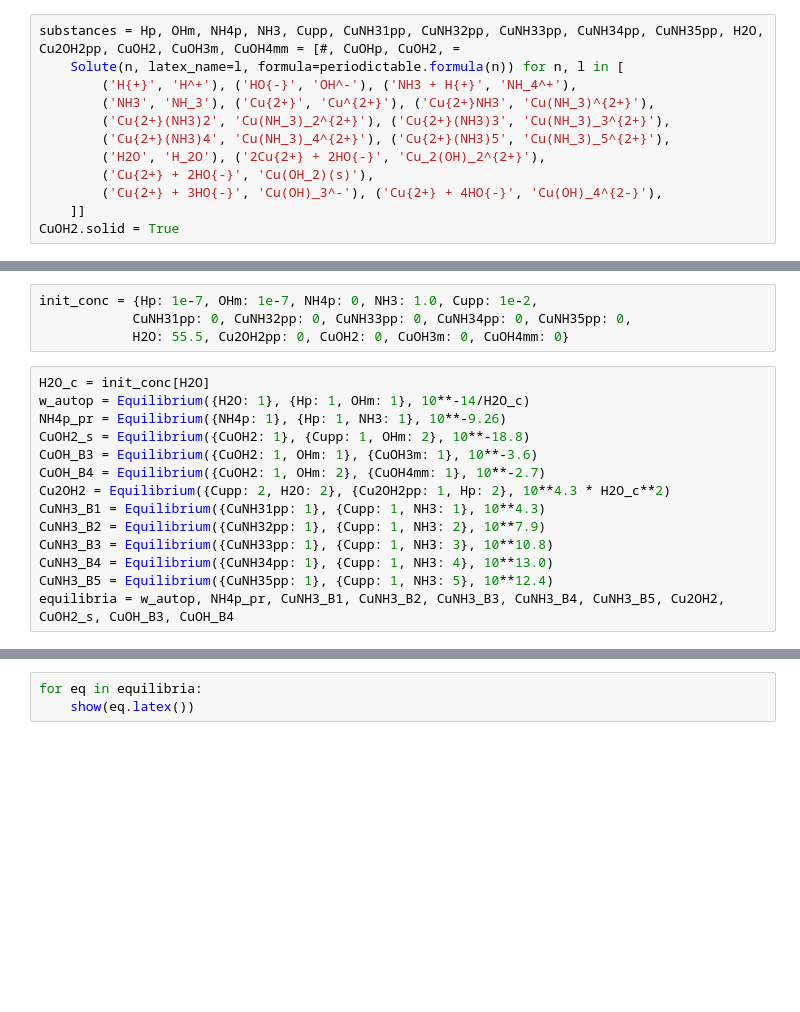
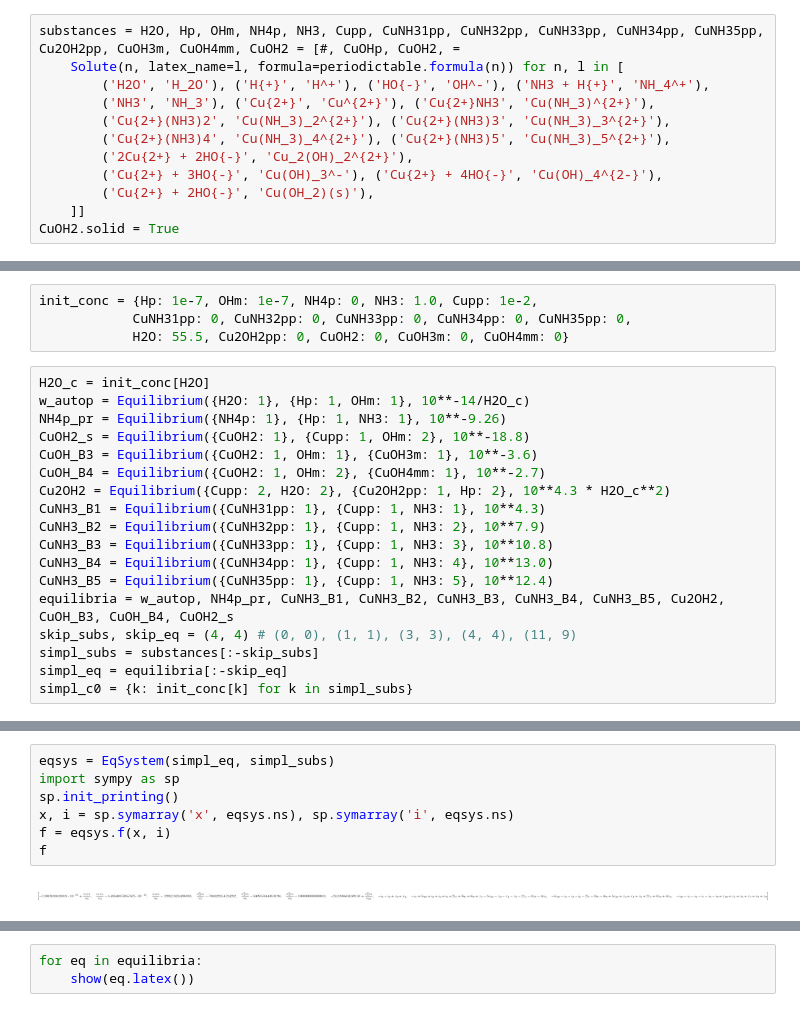
Before and after one commit to bjodah/chempy, a Jupyter notebook: examples/ammoincal_cupric_solution.ipynb, the cells around one changed output, grey strips where cells are left out. Drawn from its saved outputs; the diff is of its cells as text; blank space fills up the shorter version.

```diff
--- a/examples/ammoincal_cupric_solution.ipynb
+++ b/examples/ammoincal_cupric_solution.ipynb
@@ -6,15 +6,15 @@ import periodictable
 # %%
 def show(s): display(Latex('$'+s+'$'))
 # %%
-substances = Hp, OHm, NH4p, NH3, Cupp, CuNH31pp, CuNH32pp, CuNH33pp, CuNH34pp, CuNH35pp, H2O, Cu2OH2pp, CuOH2, CuOH3m, CuOH4mm = [#, CuOHp, CuOH2, =
+substances = H2O, Hp, OHm, NH4p, NH3, Cupp, CuNH31pp, CuNH32pp, CuNH33pp, CuNH34pp, CuNH35pp, Cu2OH2pp, CuOH3m, CuOH4mm, CuOH2 = [#, CuOHp, CuOH2, =
     Solute(n, latex_name=l, formula=periodictable.formula(n)) for n, l in [
-        ('H{+}', 'H^+'), ('HO{-}', 'OH^-'), ('NH3 + H{+}', 'NH_4^+'),
+        ('H2O', 'H_2O'), ('H{+}', 'H^+'), ('HO{-}', 'OH^-'), ('NH3 + H{+}', 'NH_4^+'),
         ('NH3', 'NH_3'), ('Cu{2+}', 'Cu^{2+}'), ('Cu{2+}NH3', 'Cu(NH_3)^{2+}'),
         ('Cu{2+}(NH3)2', 'Cu(NH_3)_2^{2+}'), ('Cu{2+}(NH3)3', 'Cu(NH_3)_3^{2+}'),
         ('Cu{2+}(NH3)4', 'Cu(NH_3)_4^{2+}'), ('Cu{2+}(NH3)5', 'Cu(NH_3)_5^{2+}'),
-        ('H2O', 'H_2O'), ('2Cu{2+} + 2HO{-}', 'Cu_2(OH)_2^{2+}'),
+        ('2Cu{2+} + 2HO{-}', 'Cu_2(OH)_2^{2+}'),
+        ('Cu{2+} + 3HO{-}', 'Cu(OH)_3^-'), ('Cu{2+} + 4HO{-}', 'Cu(OH)_4^{2-}'),
         ('Cu{2+} + 2HO{-}', 'Cu(OH_2)(s)'),
-        ('Cu{2+} + 3HO{-}', 'Cu(OH)_3^-'), ('Cu{2+} + 4HO{-}', 'Cu(OH)_4^{2-}'),
     ]]
 CuOH2.solid = True
 # %%
@@ -38,4 +38,8 @@ CuNH3_B2 = Equilibrium({CuNH32pp: 1}, {Cupp: 1, NH3: 2}, 10**7.9)
 CuNH3_B3 = Equilibrium({CuNH33pp: 1}, {Cupp: 1, NH3: 3}, 10**10.8)
 CuNH3_B4 = Equilibrium({CuNH34pp: 1}, {Cupp: 1, NH3: 4}, 10**13.0)
 CuNH3_B5 = Equilibrium({CuNH35pp: 1}, {Cupp: 1, NH3: 5}, 10**12.4)
-equilibria = w_autop, NH4p_pr, CuNH3_B1, CuNH3_B2, CuNH3_B3, CuNH3_B4, CuNH3_B5, Cu2OH2, CuOH2_s, CuOH_B3, CuOH_B4
+equilibria = w_autop, NH4p_pr, CuNH3_B1, CuNH3_B2, CuNH3_B3, CuNH3_B4, CuNH3_B5, Cu2OH2, CuOH_B3, CuOH_B4, CuOH2_s
+skip_subs, skip_eq = (4, 4) # (0, 0), (1, 1), (3, 3), (4, 4), (11, 9)
+simpl_subs = substances[:-skip_subs]
+simpl_eq = equilibria[:-skip_eq]
+simpl_c0 = {k: init_conc[k] for k in simpl_subs}
@@ -41,0 +75,9 @@ equilibria = w_autop, NH4p_pr, CuNH3_B1, CuNH3_B2, CuNH3_B3, CuNH3_B4, CuNH3_B5,
+# %%
+eqsys = EqSystem(simpl_eq, simpl_subs)
+import sympy as sp
+sp.init_printing()
+x, i = sp.symarray('x', eqsys.ns), sp.symarray('i', eqsys.ns)
+f = eqsys.f(x, i)
+f
+# %% [output]
+[figure, added]
```
Also changed, not shown: parts of 6 cells of this notebook, 1 other file.
